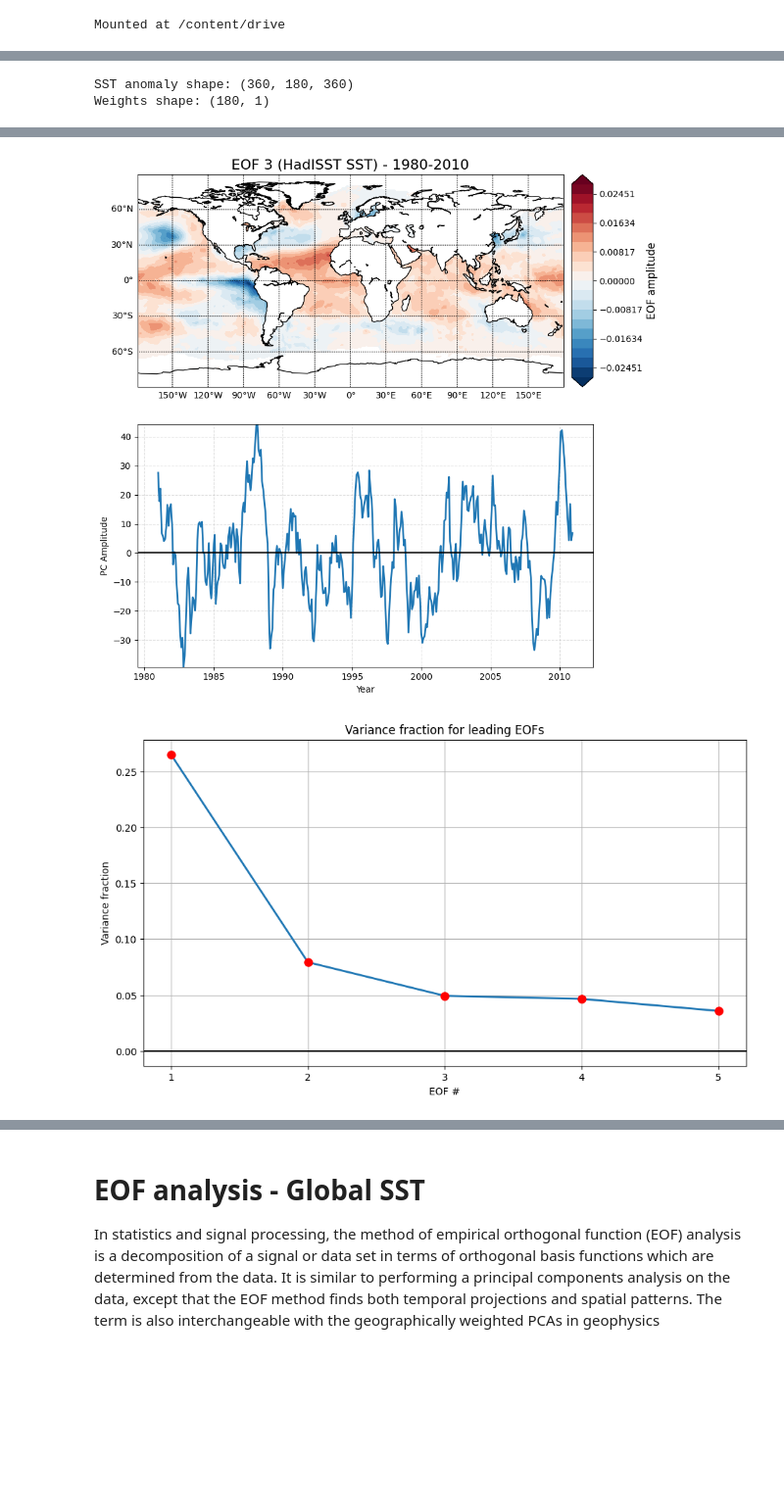
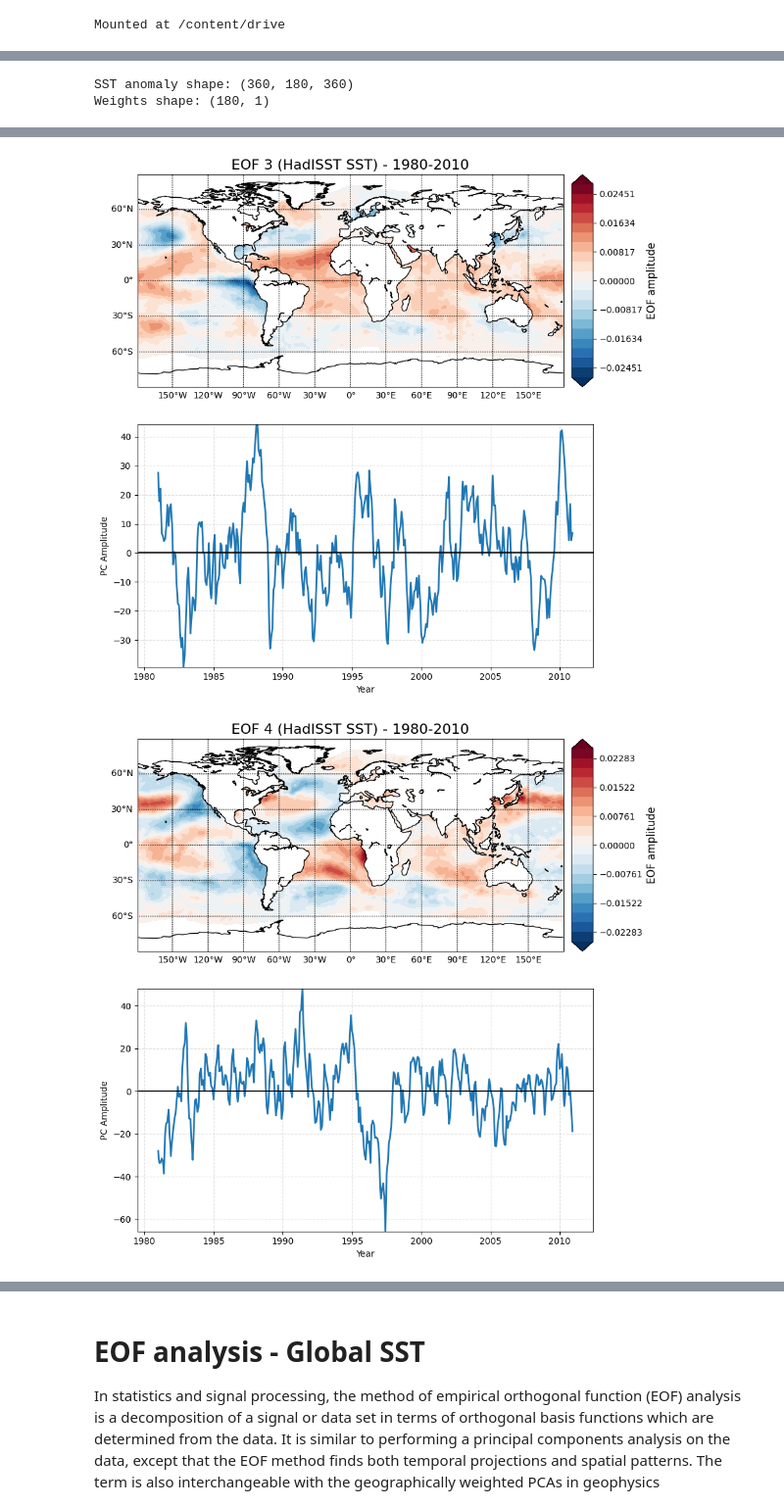
Before and after one commit to Karima-mtq/Basemap, a Jupyter notebook: ex18-EOF analysis global SST.ipynb, the cells around one changed output, grey strips where cells are left out. Shown at 98% size. Cells and saved outputs as stored; diff of their text form; code cells hidden in the pictures; blank space fills up the shorter version.

```diff
--- a/ex18-EOF analysis global SST.ipynb
+++ b/ex18-EOF analysis global SST.ipynb
@@ -107,7 +107,7 @@ print("Weights shape:", weights.shape)
 parallels = np.arange(-90, 90, 30.)
 meridians = np.arange(-180, 180, 30.)
 
-for i in range(3):
+for i in range(5):
     fig = plt.figure(figsize=(9, 9))
 
     # EOF map
@@ -158,31 +158,31 @@ plt.title('Variance fraction for leading EOFs')
 plt.xlabel('EOF #')
 plt.ylabel('Variance fraction')
 plt.grid(True)
 plt.show()
 
 for i in range(5):
     print(f"EOF {i+1} explains {varfrac[i]*100:.1f}% of total variance")
 # %% [output]
 Mounted at /content/drive
 Requirement already satisfied: netCDF4 in /usr/local/lib/python3.12/dist-packages (1.7.4)
 Requirement already satisfied: eofs in /usr/local/lib/python3.12/dist-packages (2.0.0)
 Requirement already satisfied: basemap in /usr/local/lib/python3.12/dist-packages (2.0.0)
 Requirement already satisfied: cftime in /usr/local/lib/python3.12/dist-packages (from netCDF4) (1.6.5)
 Requirement already satisfied: certifi in /usr/local/lib/python3.12/dist-packages (from netCDF4) (2025.11.12)
 Requirement already satisfied: numpy>=1.21.2 in /usr/local/lib/python3.12/dist-packages (from netCDF4) (2.0.2)
 Requirement already satisfied: basemap_data<3.0,>=2.0 in /usr/local/lib/python3.12/dist-packages (from basemap) (2.0.0)
 Requirement already satisfied: packaging<26.0,>=20.5 in /usr/local/lib/python3.12/dist-packages (from basemap) (25.0)
 Requirement already satisfied: matplotlib<3.11,>=3.4 in /usr/local/lib/python3.12/dist-packages (from basemap) (3.10.0)
 Requirement already satisfied: pyproj<3.8,>=3.0 in /usr/local/lib/python3.12/dist-packages (from basemap) (3.7.2)
 Requirement already satisfied: pyshp<2.4,>=2.0 in /usr/local/lib/python3.12/dist-packages (from basemap) (2.3.1)
 ... (5 lines left out)
 Requirement already satisfied: pyparsing>=2.3.1 in /usr/local/lib/python3.12/dist-packages (from matplotlib<3.11,>=3.4->basemap) (3.2.5)
 Requirement already satisfied: python-dateutil>=2.7 in /usr/local/lib/python3.12/dist-packages (from matplotlib<3.11,>=3.4->basemap) (2.9.0.post0)
 Requirement already satisfied: six>=1.5 in /usr/local/lib/python3.12/dist-packages (from python-dateutil>=2.7->matplotlib<3.11,>=3.4->basemap) (1.17.0)
 Période retenue : 1981-2010, shape SST = (360, 180, 360)
 SST anomaly shape: (360, 180, 360)
 Weights shape: (180, 1)
 [figure]
 [figure]
 [figure]
-[figure, old version]
+[figure, new version]
```
Also changed, not shown: parts of 1 cell of this notebook.
